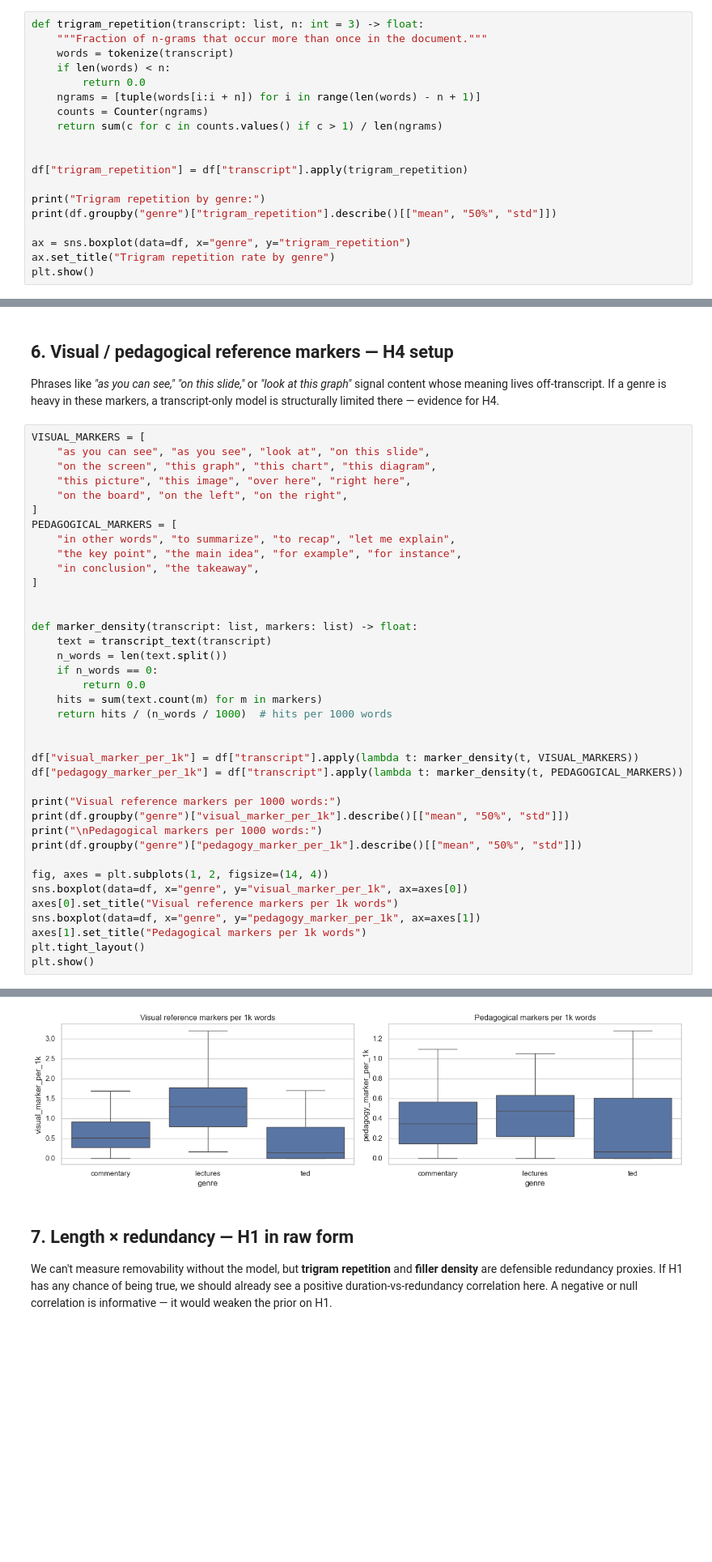
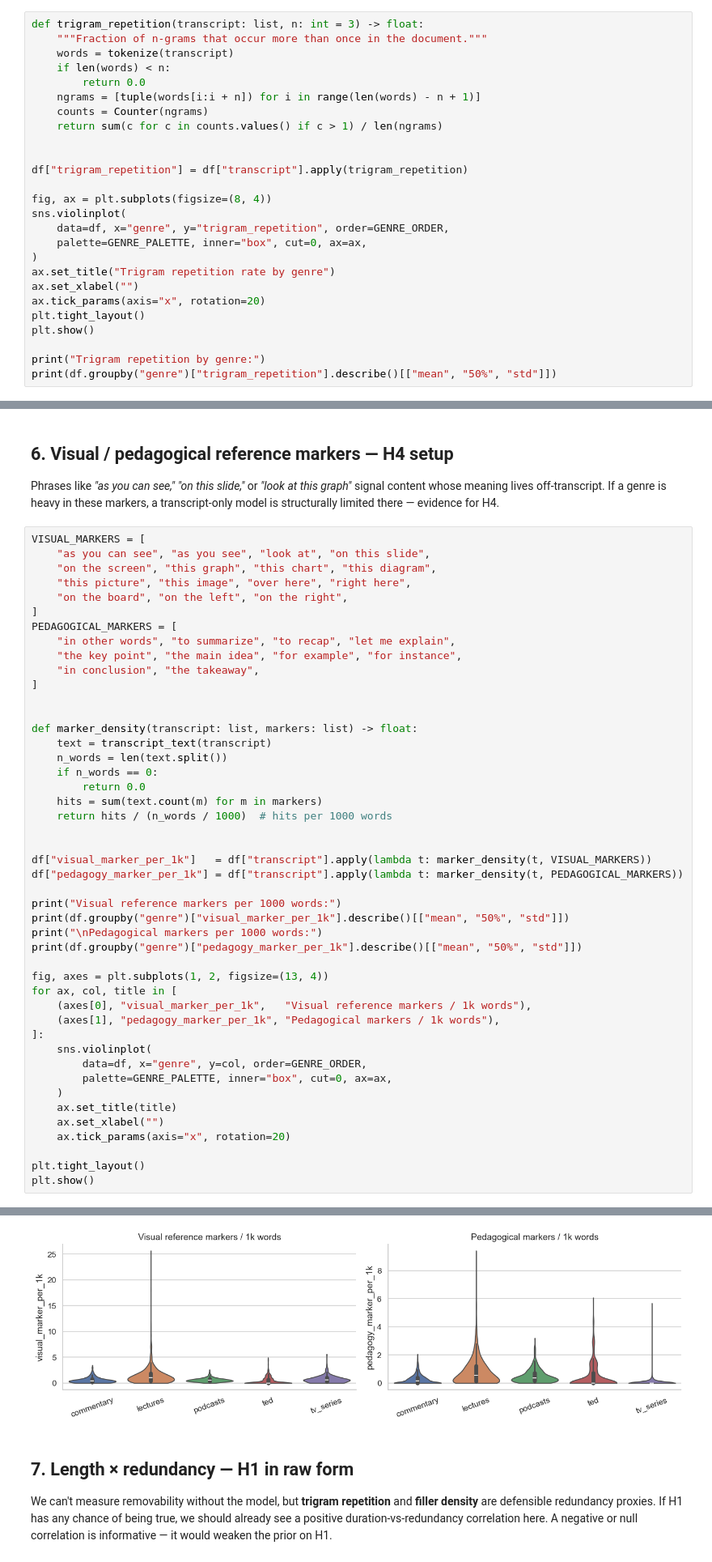
Before and after one commit to utkubah/segremover, a Jupyter notebook: notebooks/eda.ipynb, the cells around one changed output, grey strips where cells are left out. Shown at 81% size. Drawn from its saved outputs; the diff is of its cells as text; blank space fills up the shorter version.

```diff
--- a/notebooks/eda.ipynb
+++ b/notebooks/eda.ipynb
@@ -261,10 +323,17 @@ def trigram_repetition(transcript: list, n: int = 3) -> float:
 
 df["trigram_repetition"] = df["transcript"].apply(trigram_repetition)
 
+fig, ax = plt.subplots(figsize=(8, 4))
+sns.violinplot(
+    data=df, x="genre", y="trigram_repetition", order=GENRE_ORDER,
+    palette=GENRE_PALETTE, inner="box", cut=0, ax=ax,
+)
+ax.set_title("Trigram repetition rate by genre")
+ax.set_xlabel("")
+ax.tick_params(axis="x", rotation=20)
+plt.tight_layout()
+plt.show()
+
 print("Trigram repetition by genre:")
 print(df.groupby("genre")["trigram_repetition"].describe()[["mean", "50%", "std"]])
-
-ax = sns.boxplot(data=df, x="genre", y="trigram_repetition")
-ax.set_title("Trigram repetition rate by genre")
-plt.show()
 # %% [output]
@@ -302,7 +376,7 @@ def marker_density(transcript: list, markers: list) -> float:
     return hits / (n_words / 1000)  # hits per 1000 words
 
 
-df["visual_marker_per_1k"] = df["transcript"].apply(lambda t: marker_density(t, VISUAL_MARKERS))
+df["visual_marker_per_1k"]   = df["transcript"].apply(lambda t: marker_density(t, VISUAL_MARKERS))
 df["pedagogy_marker_per_1k"] = df["transcript"].apply(lambda t: marker_density(t, PEDAGOGICAL_MARKERS))
 
 print("Visual reference markers per 1000 words:")
@@ -310,11 +384,19 @@ print(df.groupby("genre")["visual_marker_per_1k"].describe()[["mean", "50%", "st
 print("\nPedagogical markers per 1000 words:")
 print(df.groupby("genre")["pedagogy_marker_per_1k"].describe()[["mean", "50%", "std"]])
 
-fig, axes = plt.subplots(1, 2, figsize=(14, 4))
-sns.boxplot(data=df, x="genre", y="visual_marker_per_1k", ax=axes[0])
-axes[0].set_title("Visual reference markers per 1k words")
-sns.boxplot(data=df, x="genre", y="pedagogy_marker_per_1k", ax=axes[1])
-axes[1].set_title("Pedagogical markers per 1k words")
+fig, axes = plt.subplots(1, 2, figsize=(13, 4))
+for ax, col, title in [
+    (axes[0], "visual_marker_per_1k",   "Visual reference markers / 1k words"),
+    (axes[1], "pedagogy_marker_per_1k", "Pedagogical markers / 1k words"),
+]:
+    sns.violinplot(
+        data=df, x="genre", y=col, order=GENRE_ORDER,
+        palette=GENRE_PALETTE, inner="box", cut=0, ax=ax,
+    )
+    ax.set_title(title)
+    ax.set_xlabel("")
+    ax.tick_params(axis="x", rotation=20)
+
 plt.tight_layout()
 plt.show()
 # %% [output]
@@ -334,4 +427,4 @@ ted         0.301273  0.063857  0.421414
-[figure, old version]
+[figure, new version]
 # %% [markdown]
 ## 7. Length × redundancy — H1 in raw form
 
```
Also changed, not shown: parts of 26 cells of this notebook, 13 other files.
